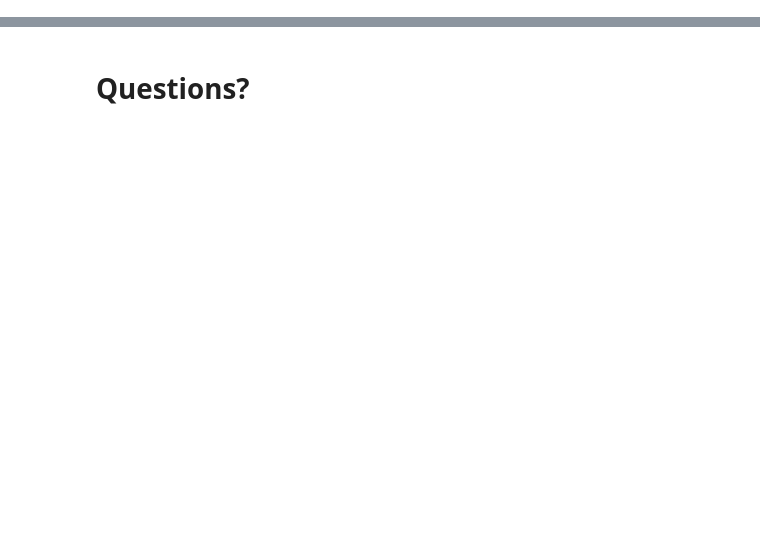
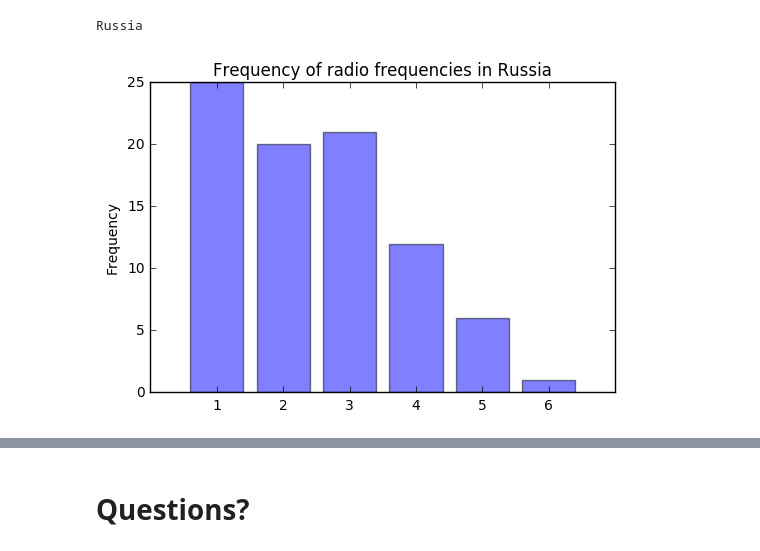
Before and after one commit to Wohesi/progtheorie, a Jupyter notebook: bin/Presentatie.ipynb, the cells around one changed output, grey strips where cells are left out. Cells and saved outputs as stored; diff of their text form; code cells hidden in the pictures; blank space fills up the shorter version.

```diff
--- a/bin/Presentatie.ipynb
+++ b/bin/Presentatie.ipynb
@@ -235,0 +121,41 @@ True
+# %%
+class algorithm:
+    def pairCheck(graph, node1, node2):
+        '''
+        Returns True if both nodes don't share a radio frequency.
+        '''
+        if graph.node[node1]['freq'] is not None and graph.node[node2]['freq'] is not None and graph.node[node1]['freq'] == graph.node[node2]['freq']:
+            return False
+        return True
+
+    def neighborCheck(graph, node):
+        '''
+        Returns True if node doens't share a frequency with any of its neighbours.
+        '''
+        for neighbor in nx.all_neighbors(graph, node):
+            if not algorithm.pairCheck(graph, node, neighbor):
+                return False
+        return True
+
+    def graphCheck(graph):
+        '''
+        Returns True if all nodes don't share a frequency with any of their neighbours.
+        '''
+        for node in graph.nodes():
+            if not algorithm.neighborCheck(graph, node):
+                return False
+
+        if None in nx.get_node_attributes(graph, 'freq').values():
+            return False
+
+        return True
+# %%
+class greedy(algorithm):
+    def __init__(self, graph):
+        '''
+        Fills in the frequencies based on a greedy algorithm.
+        '''
+        for n in graph.nodes():
+            graph.node[n]['freq'] = 1
+            while not algorithm.neighborCheck(graph, n):
+                graph.node[n]['freq'] += 1
@@ -235,0 +197,7 @@ True
+# %%
+RU = country("Russia", "../csv-borders/NewRussiaCompleteDataset.csv")
+greedy(RU.cg)
+RU.distribution()
+# %% [output]
+Russia
+[figure, added]
```
Also changed, not shown: parts of 32 cells of this notebook.
